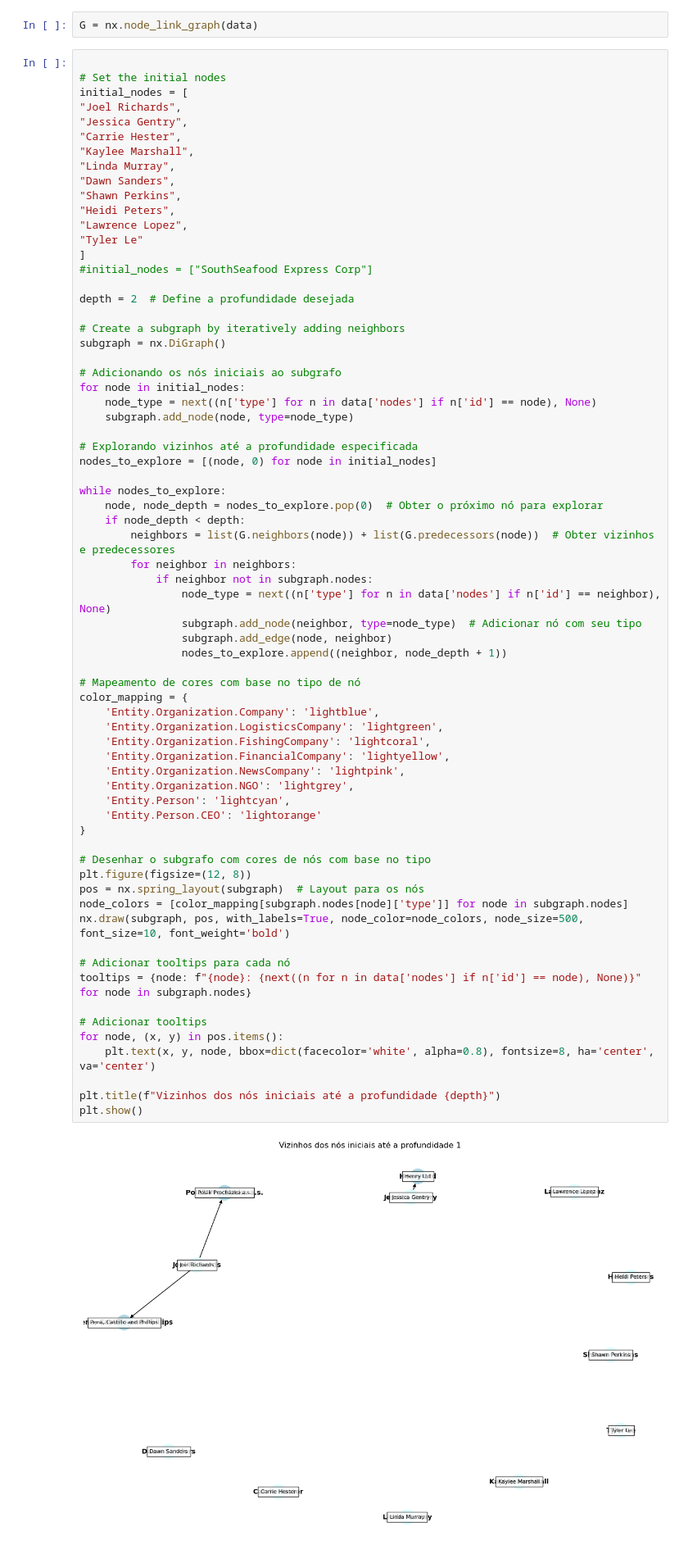
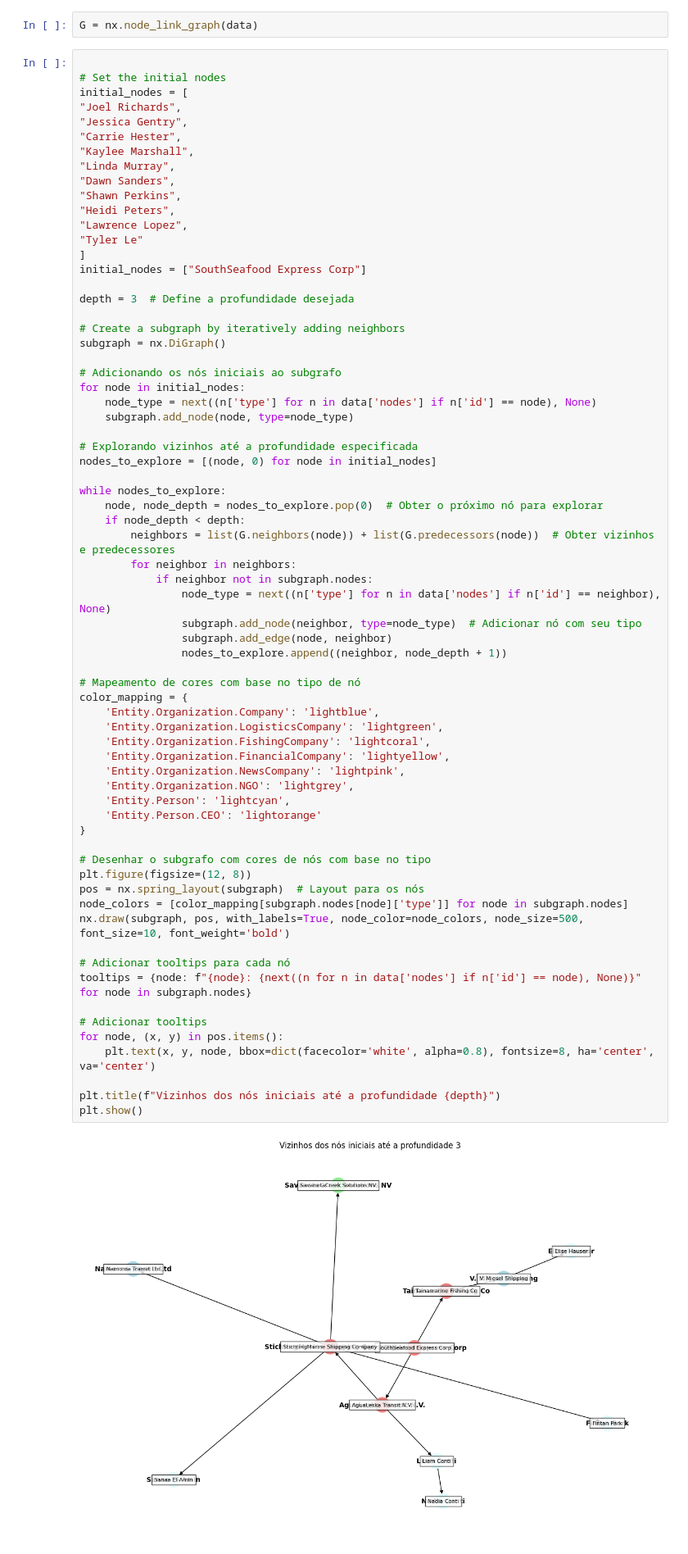
Before and after one commit to bettachini/visualizacion, a Jupyter notebook: vast2024/analisis2.ipynb, the cells around one changed output. Shown at 82% size. Cells and saved outputs as stored; diff of their text form.

Commit message:
feat: Adicionar recurso de visualização de gráficos

```diff
--- a/vast2024/analisis2.ipynb
+++ b/vast2024/analisis2.ipynb
@@ -567,9 +701,9 @@ initial_nodes = [
 "Lawrence Lopez",
 "Tyler Le"
 ]
-#initial_nodes = ["SouthSeafood Express Corp"]
+initial_nodes = ["SouthSeafood Express Corp"]
 
-depth = 2  # Define a profundidade desejada
+depth = 3  # Define a profundidade desejada
 
 # Create a subgraph by iteratively adding neighbors
 subgraph = nx.DiGraph()
@@ -594,34 +728,34 @@ while nodes_to_explore:
                 nodes_to_explore.append((neighbor, node_depth + 1))
 
 # Mapeamento de cores com base no tipo de nó
 color_mapping = {
     'Entity.Organization.Company': 'lightblue',
     'Entity.Organization.LogisticsCompany': 'lightgreen',
     'Entity.Organization.FishingCompany': 'lightcoral',
     'Entity.Organization.FinancialCompany': 'lightyellow',
     'Entity.Organization.NewsCompany': 'lightpink',
     'Entity.Organization.NGO': 'lightgrey',
     'Entity.Person': 'lightcyan',
     'Entity.Person.CEO': 'lightorange'
 }
 
 # Desenhar o subgrafo com cores de nós com base no tipo
 plt.figure(figsize=(12, 8))
 pos = nx.spring_layout(subgraph)  # Layout para os nós
 node_colors = [color_mapping[subgraph.nodes[node]['type']] for node in subgraph.nodes]
 nx.draw(subgraph, pos, with_labels=True, node_color=node_colors, node_size=500, font_size=10, font_weight='bold')
 
 # Adicionar tooltips para cada nó
 tooltips = {node: f"{node}: {next((n for n in data['nodes'] if n['id'] == node), None)}" for node in subgraph.nodes}
 
 # Adicionar tooltips
 for node, (x, y) in pos.items():
     plt.text(x, y, node, bbox=dict(facecolor='white', alpha=0.8), fontsize=8, ha='center', va='center')
 
 plt.title(f"Vizinhos dos nós iniciais até a profundidade {depth}")
 plt.show()
 # %% [output]
-[figure, old version]
+[figure, new version]
 # %%
 G = nx.node_link_graph(data)
 
```
Also changed, not shown: parts of 11 cells of this notebook.
